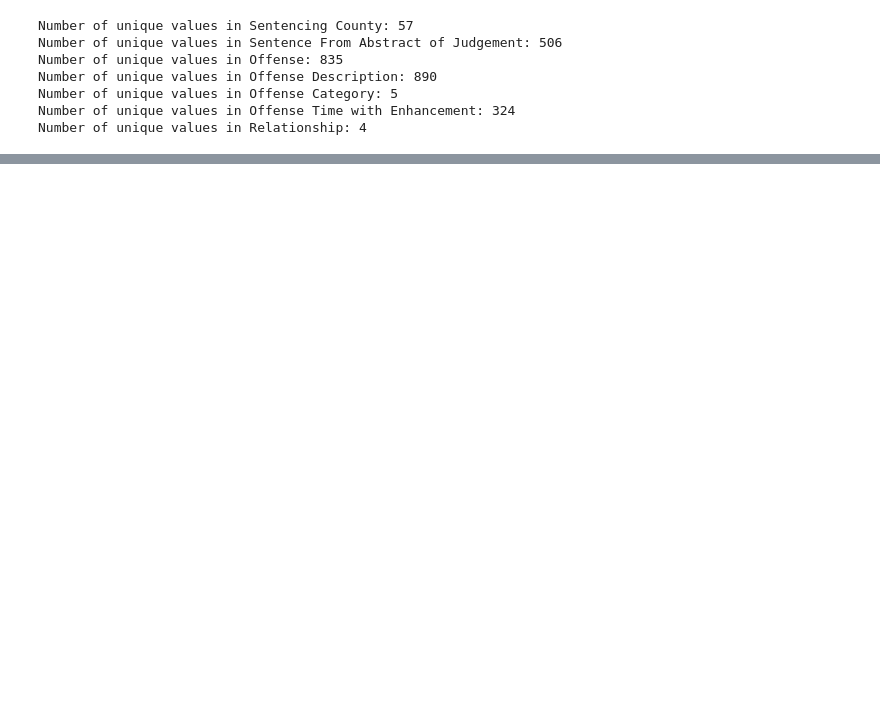
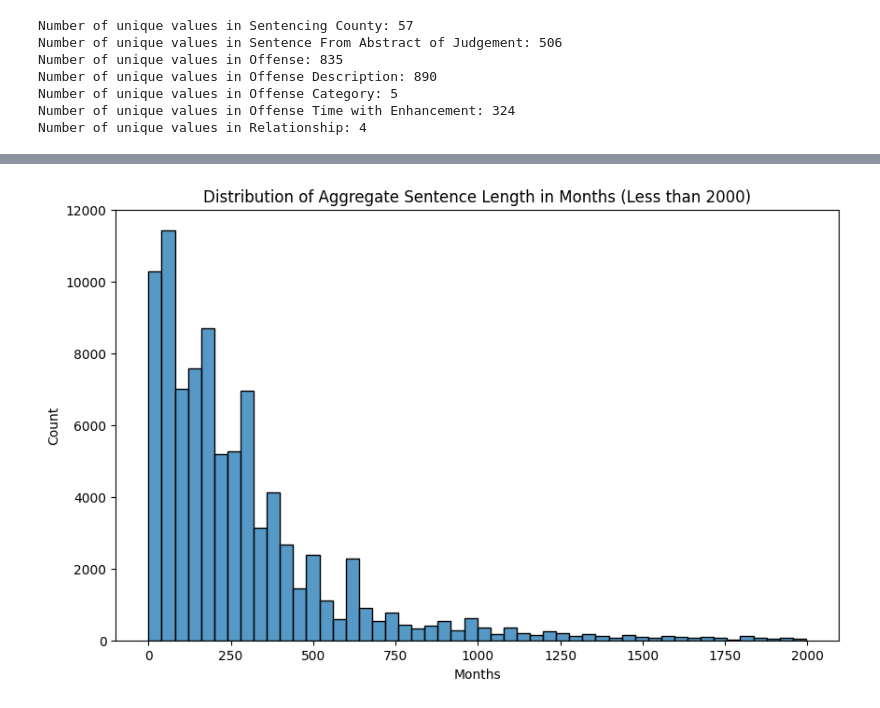
Before and after one commit to julia-epshtein/CS571, a Jupyter notebook: data_exploration.ipynb, the cells around one changed output, grey strips where cells are left out. Saved outputs shown, nothing was run; the diff lists cells and outputs as text; code cells hidden in the pictures; blank space fills up the shorter version.

```diff
--- a/data_exploration.ipynb
+++ b/data_exploration.ipynb
@@ -180,0 +227,15 @@ dtype: int64
+# %%
+# Filter out both 1000000 and 100000 months
+filtered_data = demographics[
+    (demographics['Aggregate Sentence in Months'] < 2000)
+]
+
+# Visualize Sentence Length Distribution
+plt.figure(figsize=(10, 6))
+sns.histplot(filtered_data['Aggregate Sentence in Months'], bins=50)
+plt.title('Distribution of Aggregate Sentence Length in Months (Less than 2000)')
+plt.xlabel('Months')
+plt.ylabel('Count')
+plt.show()
+# %% [output]
+[figure, added]
```
Also changed, not shown: parts of 47 cells of this notebook, 1 other file.
